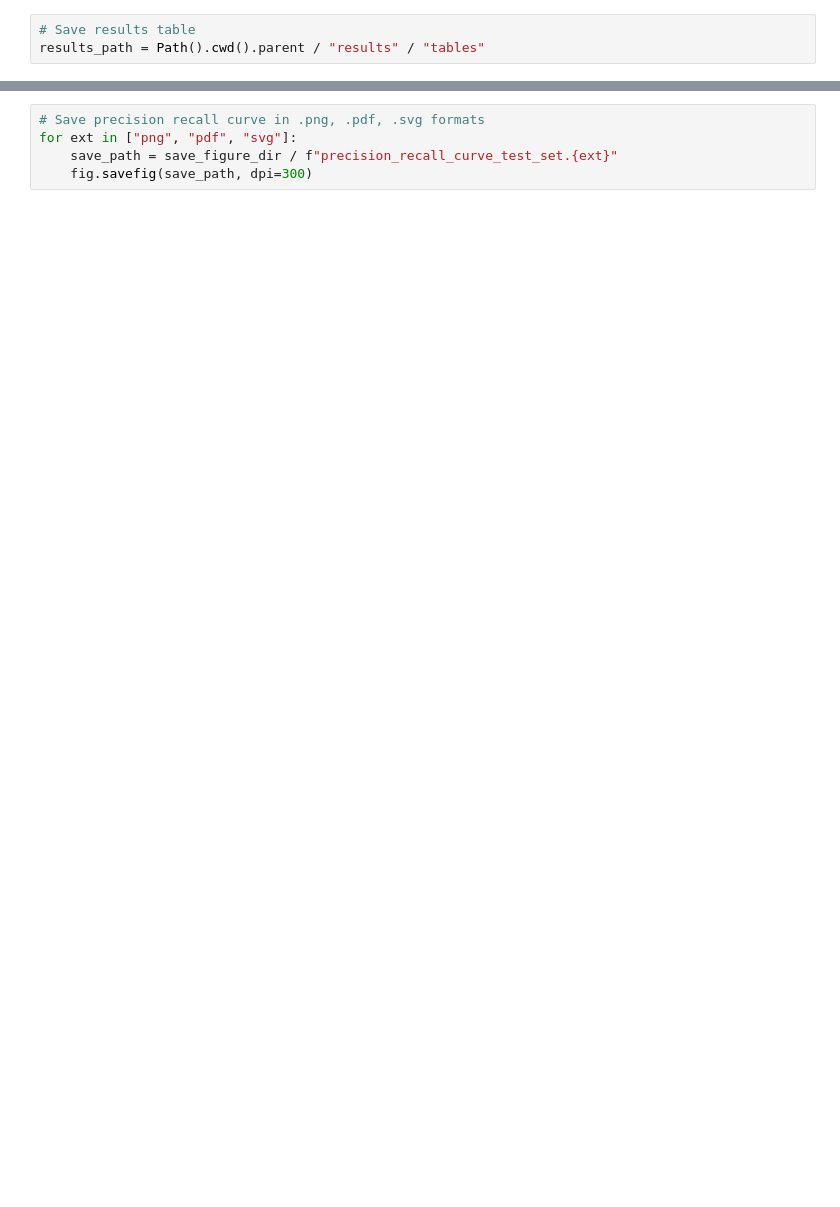
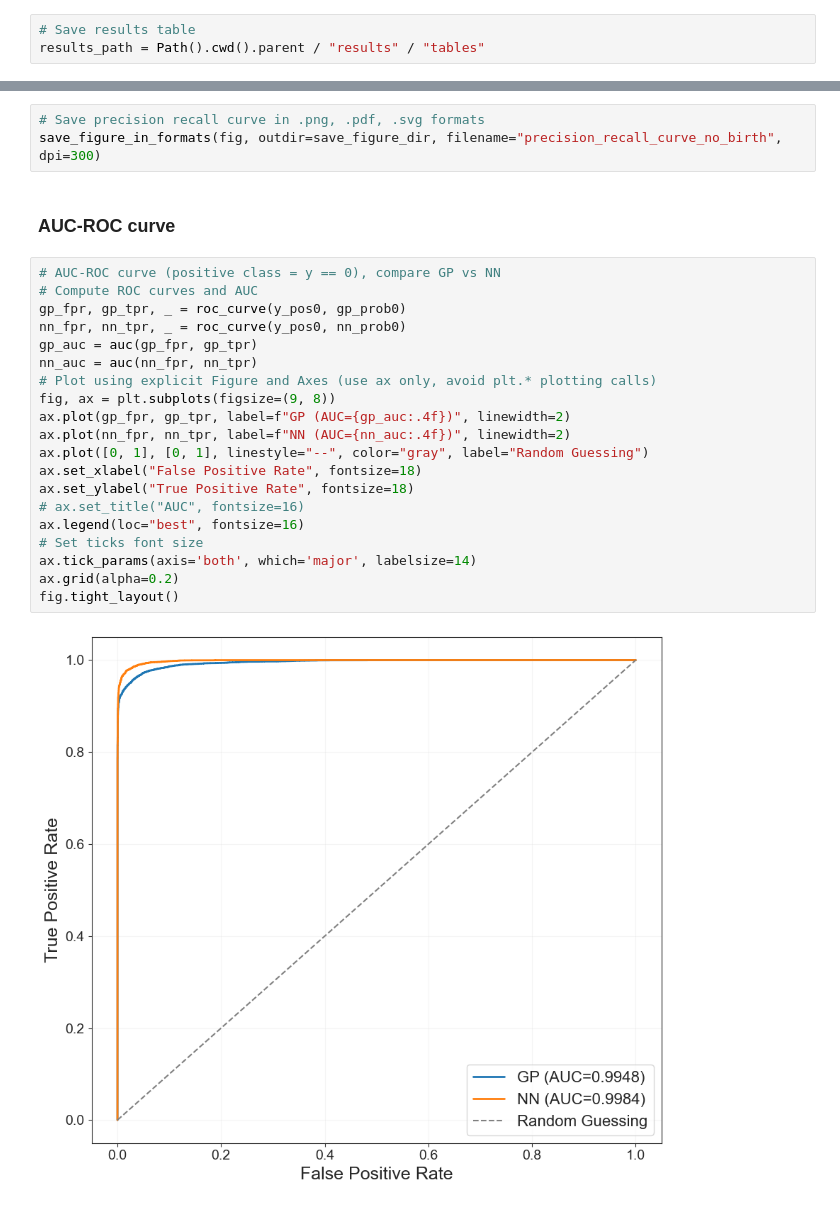
Before and after one commit to diogo-f-oliveira/deb-birth-prediction, a Jupyter notebook: notebooks/Test Set Results.ipynb, the cells around one changed output, grey strips where cells are left out. Saved outputs shown, nothing was run; the diff lists cells and outputs as text; blank space fills up the shorter version.

```diff
--- a/notebooks/Test Set Results.ipynb
+++ b/notebooks/Test Set Results.ipynb
@@ -179,5 +328,27 @@ fig.tight_layout()
 # %%
 # Save precision recall curve in .png, .pdf, .svg formats
-for ext in ["png", "pdf", "svg"]:
-    save_path = save_figure_dir / f"precision_recall_curve_test_set.{ext}"
-    fig.savefig(save_path, dpi=300)
+save_figure_in_formats(fig, outdir=save_figure_dir, filename="precision_recall_curve_no_birth", dpi=300)
+# %% [markdown]
+### AUC-ROC curve
+# %%
+# AUC-ROC curve (positive class = y == 0), compare GP vs NN
+# Compute ROC curves and AUC
+gp_fpr, gp_tpr, _ = roc_curve(y_pos0, gp_prob0)
+nn_fpr, nn_tpr, _ = roc_curve(y_pos0, nn_prob0)
+gp_auc = auc(gp_fpr, gp_tpr)
+nn_auc = auc(nn_fpr, nn_tpr)
+# Plot using explicit Figure and Axes (use ax only, avoid plt.* plotting calls)
+fig, ax = plt.subplots(figsize=(9, 8))
+ax.plot(gp_fpr, gp_tpr, label=f"GP (AUC={gp_auc:.4f})", linewidth=2)
+ax.plot(nn_fpr, nn_tpr, label=f"NN (AUC={nn_auc:.4f})", linewidth=2)
+ax.plot([0, 1], [0, 1], linestyle="--", color="gray", label="Random Guessing")
+ax.set_xlabel("False Positive Rate", fontsize=18)
+ax.set_ylabel("True Positive Rate", fontsize=18)
+# ax.set_title("AUC", fontsize=16)
+ax.legend(loc="best", fontsize=16)
+# Set ticks font size
+ax.tick_params(axis='both', which='major', labelsize=14)
+ax.grid(alpha=0.2)
+fig.tight_layout()
+# %% [output]
+[figure, added]
```
Also changed, not shown: parts of 31 cells of this notebook.
